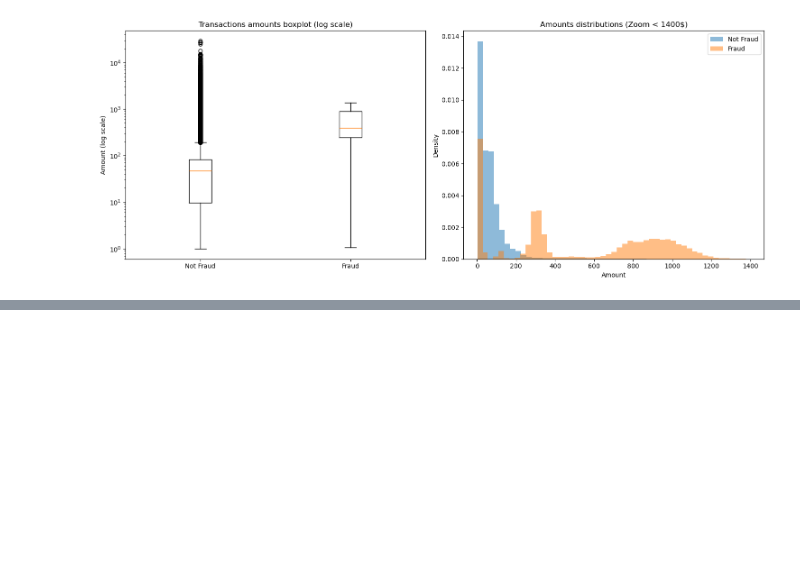
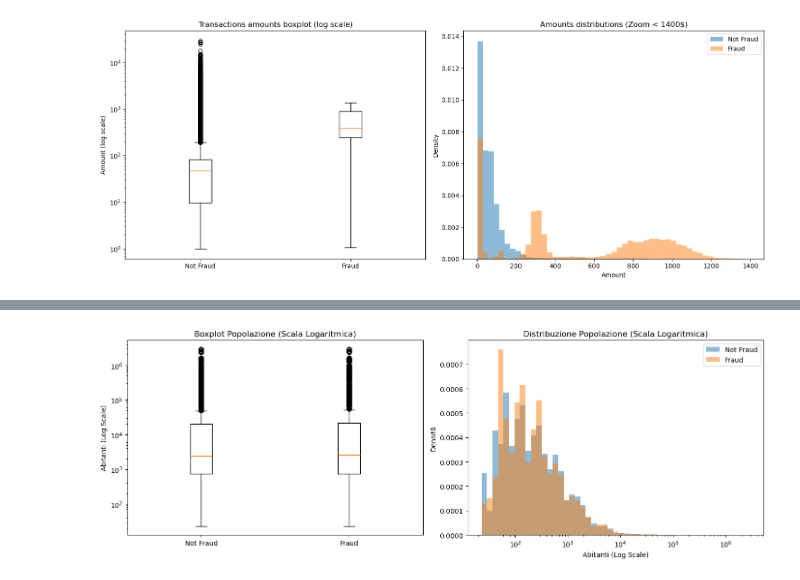
Before and after one commit to giorgiozoccatelli/Fraud-Detection, a Jupyter notebook: creditfraud.ipynb, the cells around one changed output, grey strips where cells are left out. Saved outputs shown, nothing was run; the diff lists cells and outputs as text; code cells hidden in the pictures; blank space fills up the shorter version.

```diff
--- a/creditfraud.ipynb
+++ b/creditfraud.ipynb
@@ -197,0 +283,21 @@ Name: amt, dtype: float64
+# %%
+fig, ax = plt.subplots(ncols=2, figsize=(14, 5))
+
+ax[0].boxplot([df[df["is_fraud"]==0]["city_pop"], df[df["is_fraud"]==1]["city_pop"]], tick_labels=["Not Fraud", "Fraud"])
+ax[0].set_yscale("log")
+ax[0].set_ylabel("Abitanti (Log Scale)")
+ax[0].set_title("Boxplot Popolazione (Scala Logaritmica)")
+
+bins = np.logspace(np.log10(df['city_pop'].min()), np.log10(df['city_pop'].max()), 50)
+ax[1].hist(df[df["is_fraud"]==0]["city_pop"], bins=bins, alpha=0.5, label="Not Fraud", density=True)
+ax[1].hist(df[df["is_fraud"]==1]["city_pop"], bins=bins, alpha=0.5, label="Fraud", density=True)
+ax[1].set_xscale("log")
+ax[1].set_xlabel("Abitanti (Log Scale)")
+ax[1].set_ylabel("Densità")
+ax[1].set_title("Distribuzione Popolazione (Scala Logaritmica)")
+ax[1].legend()
+
+plt.tight_layout()
+plt.show()
+# %% [output]
+[figure, added]
```
Also changed, not shown: parts of 9 cells of this notebook.
